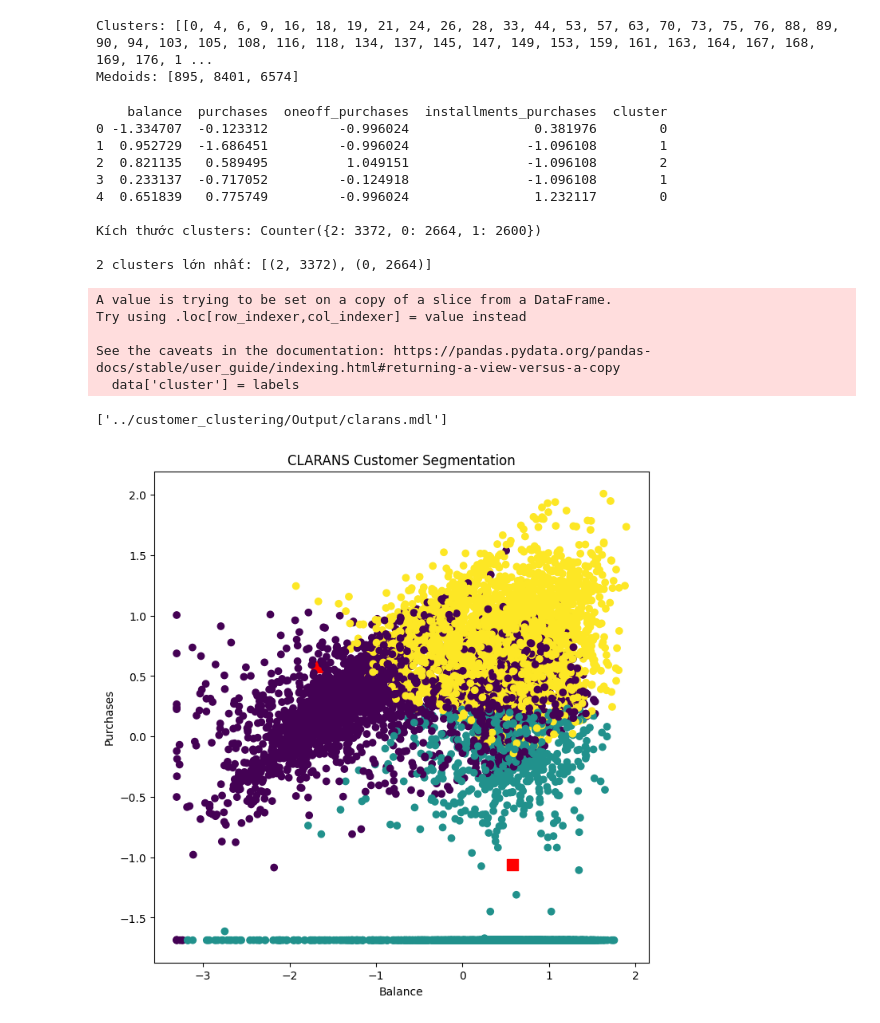
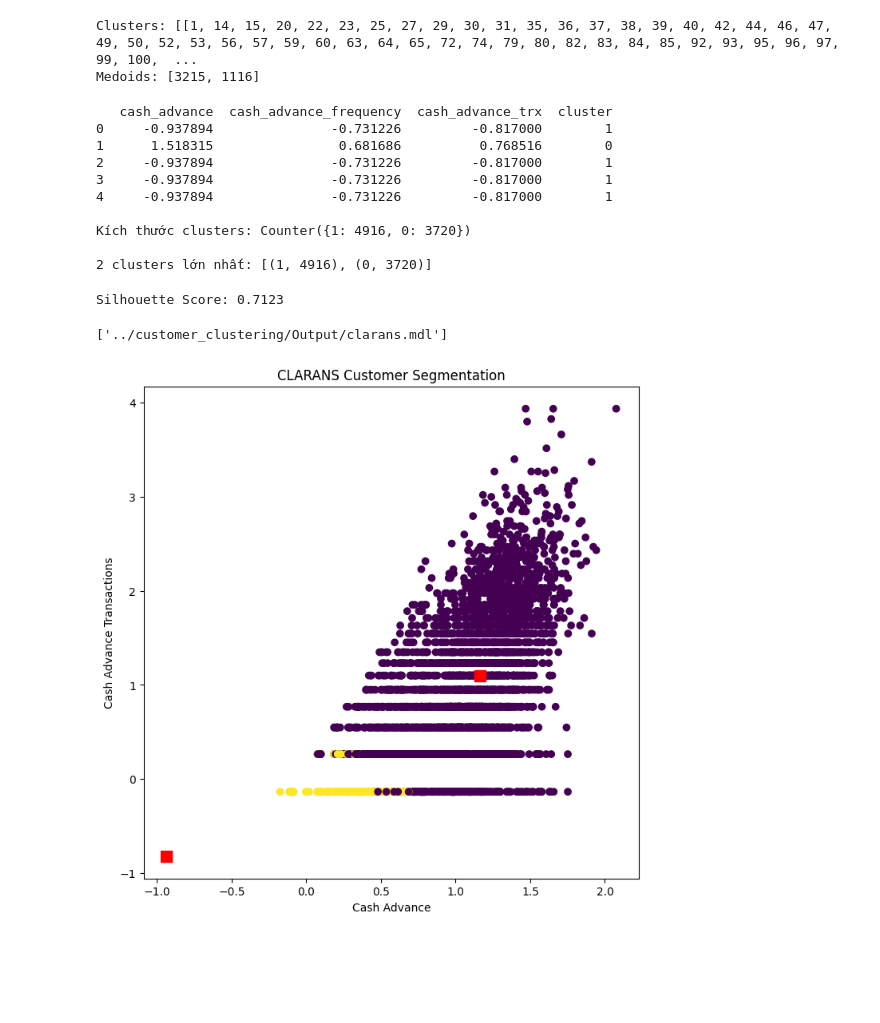
Before and after one commit to GiaHuy910/CLARANS-IN-MARKETING, a Jupyter notebook: customer_clustering/Clarans.ipynb, the cells around one changed output. Saved outputs shown, nothing was run; the diff lists cells and outputs as text; code cells hidden in the pictures; blank space fills up the shorter version.

```diff
--- a/customer_clustering/Clarans.ipynb
+++ b/customer_clustering/Clarans.ipynb
@@ -11,8 +11,9 @@ from Dataprepare.data_processing import X_pca
 # %%
 features=[
- 'balance',
- 'purchases',
- 'oneoff_purchases',
- 'installments_purchases'
+ 'cash_advance',
+ 'cash_advance_frequency',
+ 'cash_advance_trx'
 ]
-data=D[features]
+data=D[features].copy()
+print(data.shape)
+print(data.tail(1))
@@ -56,10 +45,8 @@ Time for 5000 samples: 3.8972 seconds
 # %%
 #xay dung model clarans
-k = 3
+k = 2
 n_local=5
 max_nei=5
-# Clarans_model = clarans(datalist, number_clusters=k, numlocal=n_local, maxneighbor=max_nei)
-# Clarans_model.process()
 Clarans_model = CLARANS(data, k, n_local, max_nei)
 Clarans_model.fit()
 # %%
@@ -70,8 +57,8 @@ medoids = Clarans_model.get_medoids()
 print("Clusters:", clusters)
 print("Medoids:", medoids)
 # %% [output]
-Clusters: [[0, 4, 6, 9, 16, 18, 19, 21, 24, 26, 28, 33, 44, 53, 57, 63, 70, 73, 75, 76, 88, 89, 90, 94, 103, 105, 108, 116, 118, 134, 137, 145, 147, 149, 153, 159, 161, 163, 164, 167, 168, 169, 176, 1 ...
-Medoids: [895, 8401, 6574]
+Clusters: [[1, 14, 15, 20, 22, 23, 25, 27, 29, 30, 31, 35, 36, 37, 38, 39, 40, 42, 44, 46, 47, 49, 50, 52, 53, 56, 57, 59, 60, 63, 64, 65, 72, 74, 79, 80, 82, 83, 84, 85, 92, 93, 95, 96, 97, 99, 100,  ...
+Medoids: [3215, 1116]
 # %%
 #gắn nhãn cluster đã có vào df
 labels = [0] * len(data)
@@ -85,21 +72,23 @@ print(data.head(5))
 print('\nKích thước clusters:', Counter(labels))
 print('\n2 clusters lớn nhất:', Counter(labels).most_common(2))
 # %% [output]
-    balance  purchases  oneoff_purchases  installments_purchases  cluster
-0 -1.334707  -0.123312         -0.996024                0.381976        0
-1  0.952729  -1.686451         -0.996024               -1.096108        1
-2  0.821135   0.589495          1.049151               -1.096108        2
-3  0.233137  -0.717052         -0.124918               -1.096108        1
-4  0.651839   0.775749         -0.996024                1.232117        0
+   cash_advance  cash_advance_frequency  cash_advance_trx  cluster
+0     -0.937894               -0.731226         -0.817000        1
+1      1.518315                0.681686          0.768516        0
+2     -0.937894               -0.731226         -0.817000        1
+3     -0.937894               -0.731226         -0.817000        1
+4     -0.937894               -0.731226         -0.817000        1
 
-Kích thước clusters: Counter({2: 3372, 0: 2664, 1: 2600})
+Kích thước clusters: Counter({1: 4916, 0: 3720})
 
-2 clusters lớn nhất: [(2, 3372), (0, 2664)]
+2 clusters lớn nhất: [(1, 4916), (0, 3720)]
-A value is trying to be set on a copy of a slice from a DataFrame.
-Try using .loc[row_indexer,col_indexer] = value instead
-
-See the caveats in the documentation: https://pandas.pydata.org/pandas-docs/stable/user_guide/indexing.html#returning-a-view-versus-a-copy
-  data['cluster'] = labels
+# %%
+#silhouette score
+sil_score = silhouette_score(data.drop(columns=['cluster']), labels)
+Clarans_model.sihouette_score_=sil_score
+print(f'Silhouette Score: {Clarans_model.sihouette_score_:.4f}')
+# %% [output]
+Silhouette Score: 0.7123
 # %%
 #luu model
 jlb.dump(Clarans_model,'../customer_clustering/Output/clarans.mdl')
@@ -111,26 +100,26 @@ Loaded_Clarans_model = jlb.load('../customer_clustering/Output/clarans.mdl')
 # %%
 #hien thi model
 medoid_points = data.iloc[medoids]
 
 plt.figure(figsize=(8,8))
 
-plt.scatter(medoid_points['purchases'],
-            medoid_points['balance'],
+plt.scatter(data['cash_advance'],
+            data['cash_advance_trx'],
+            c=data['cluster'])
+
+plt.scatter(medoid_points['cash_advance'],
+            medoid_points['cash_advance_trx'],
             marker='s',
             s=100,color='red'
             )
 
-plt.scatter(data['balance'],
-            data['purchases'],
-            c=data['cluster'])
-
-plt.xlabel("Balance")
-plt.ylabel("Purchases")
+plt.xlabel("Cash Advance")
+plt.ylabel("Cash Advance Transactions")
 plt.title("CLARANS Customer Segmentation")
 
 plt.show()
 # %% [output]
-[figure, old version]
+[figure, new version]
 # %%
 medoid_points = data.iloc[medoids]
 
```
Also changed, not shown: parts of 7 cells of this notebook, 10 other files.
